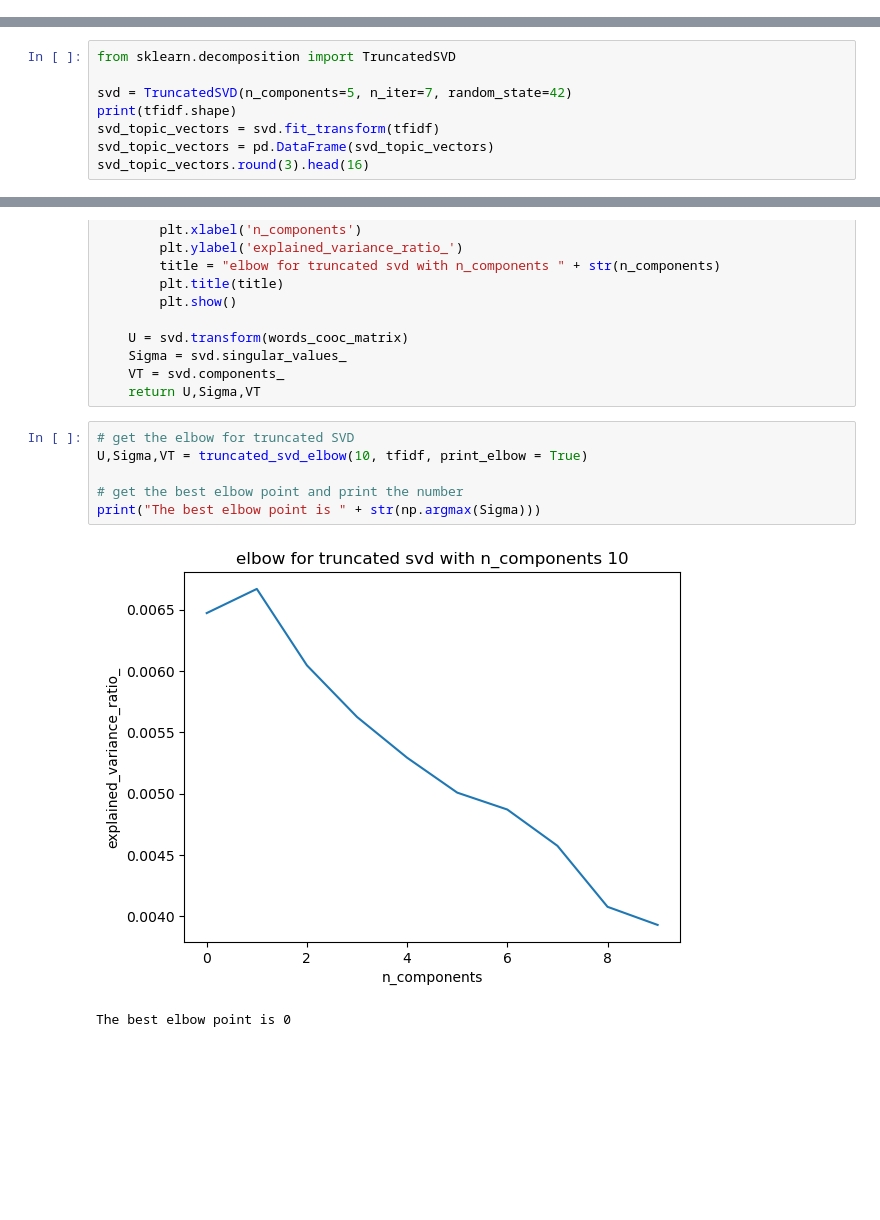
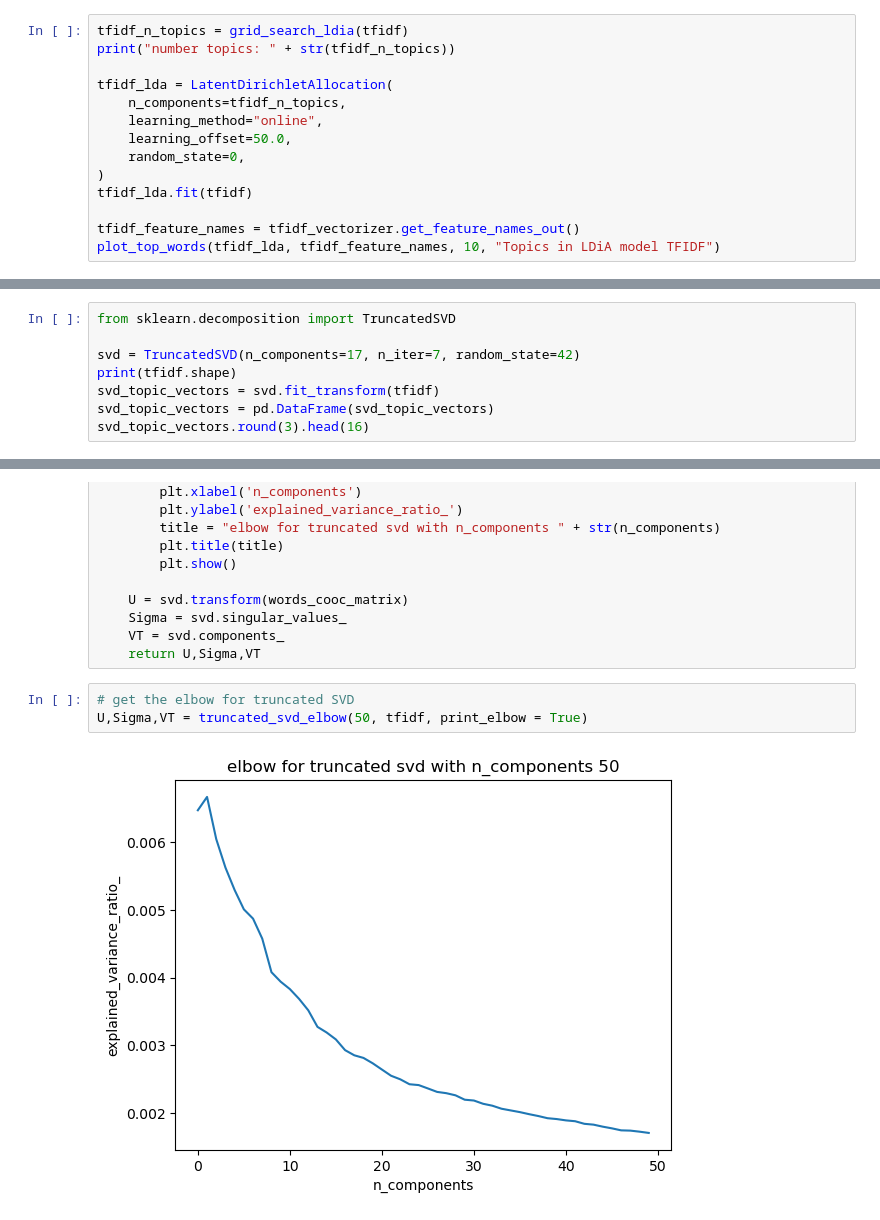
Before and after one commit to jlang62/ml-nlp-exam, a Jupyter notebook: notebooks/02_NLP.ipynb, the cells around one changed output, grey strips where cells are left out. Saved outputs shown, nothing was run; the diff lists cells and outputs as text; blank space fills up the shorter version.

```diff
--- a/notebooks/02_NLP.ipynb
+++ b/notebooks/02_NLP.ipynb
@@ -226,3 +224,17 @@ done in 10.592s.
+# %%
+tfidf_n_topics = grid_search_ldia(tfidf)
+print("number topics: " + str(tfidf_n_topics))
+
+tfidf_lda = LatentDirichletAllocation(
+    n_components=tfidf_n_topics,
+    learning_method="online",
+    learning_offset=50.0,
+    random_state=0,
+)
+tfidf_lda.fit(tfidf)
+
+tfidf_feature_names = tfidf_vectorizer.get_feature_names_out()
+plot_top_words(tfidf_lda, tfidf_feature_names, 10, "Topics in LDiA model TFIDF")
 # %%
 from gensim.models import Word2Vec
 
@@ -274,7 +286,7 @@ model.wv.most_similar('ocean')
 # %%
 from sklearn.decomposition import TruncatedSVD
 
-svd = TruncatedSVD(n_components=5, n_iter=7, random_state=42)
+svd = TruncatedSVD(n_components=17, n_iter=7, random_state=42)
 print(tfidf.shape)
 svd_topic_vectors = svd.fit_transform(tfidf)
 svd_topic_vectors = pd.DataFrame(svd_topic_vectors)
@@ -321,10 +333,6 @@ def truncated_svd_elbow(n_components, words_cooc_matrix, print_elbow = True):
     return U,Sigma,VT
 # %%
 # get the elbow for truncated SVD
-U,Sigma,VT = truncated_svd_elbow(10, tfidf, print_elbow = True)
-
-# get the best elbow point and print the number
-print("The best elbow point is " + str(np.argmax(Sigma)))
+U,Sigma,VT = truncated_svd_elbow(50, tfidf, print_elbow = True)
 # %% [output]
-[figure, old version]
+[figure, new version]
-The best elbow point is 0
```
Also changed, not shown: parts of 4 cells of this notebook.
